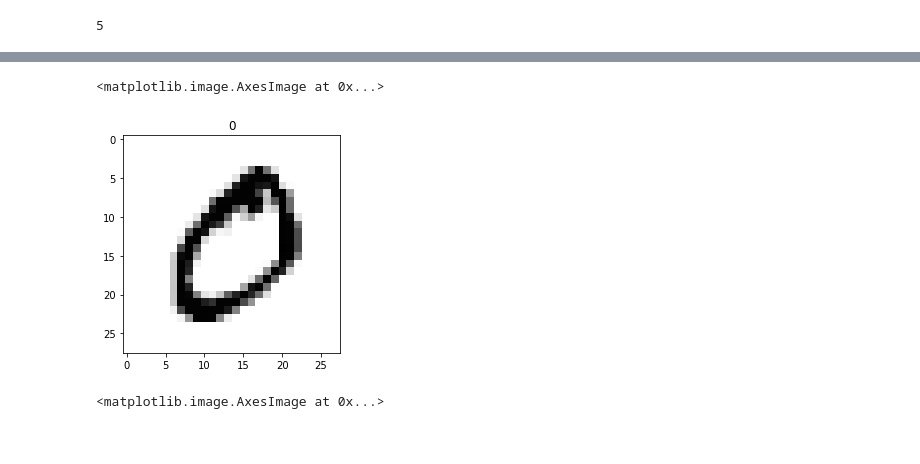
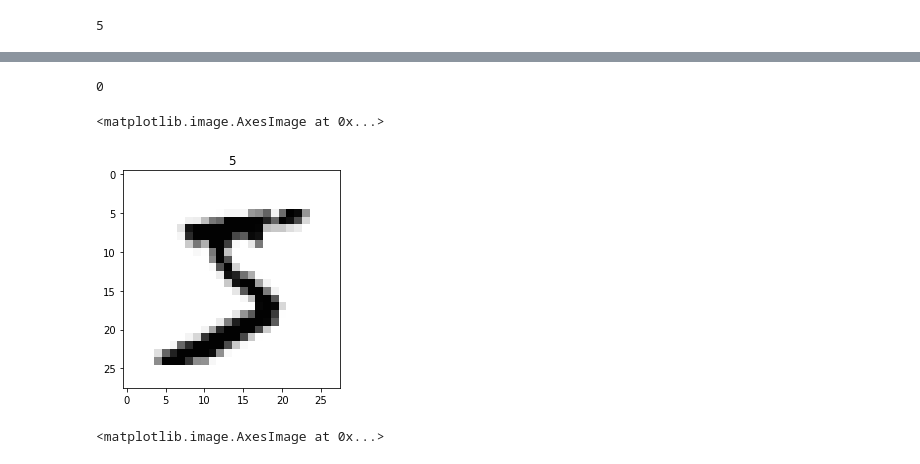
Before and after one commit to ai7dnn/2020-Winter-Py-DNN, a Jupyter notebook: tf code/04_mnist_basic.ipynb, the cells around one changed output, grey strips where cells are left out. Saved outputs shown, nothing was run; the diff lists cells and outputs as text; code cells hidden in the pictures.

```diff
--- a/tf code/04_mnist_basic.ipynb
+++ b/tf code/04_mnist_basic.ipynb
@@ -104,14 +134,18 @@ for x in x_train[0]:
+# %%
+y_train[1]
+# %% [output]
+0
 # %%
 import matplotlib.pyplot as plt
 
-n = 100
+n = 0 #100
 ttl = str(y_train[n])
 plt.figure(figsize=(6, 4))
 plt.title(ttl)
 plt.imshow(x_train[n], cmap='Greys')
 # %% [output]
 <matplotlib.image.AxesImage at 0x...>
-[figure, old version]
+[figure, new version]
 # %%
 n = len(y_test)-1
 ttl = str(y_test[n])
```
Also changed, not shown: parts of 27 cells of this notebook.
